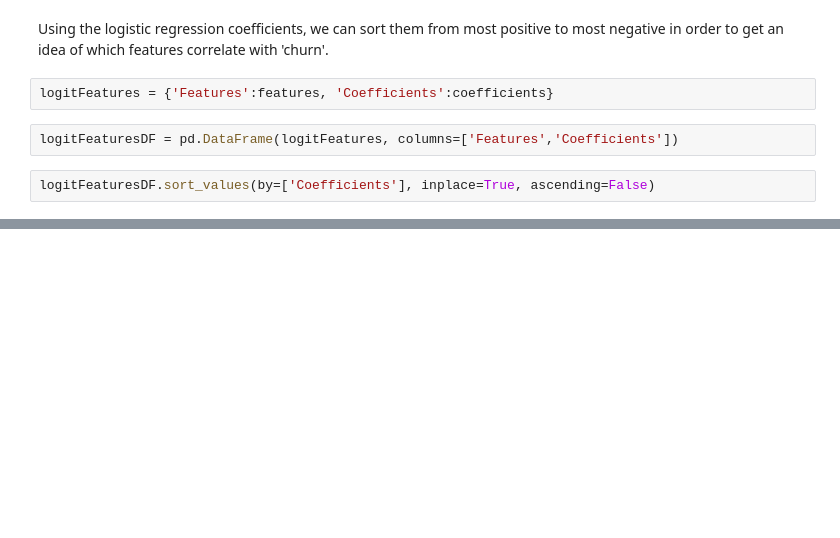
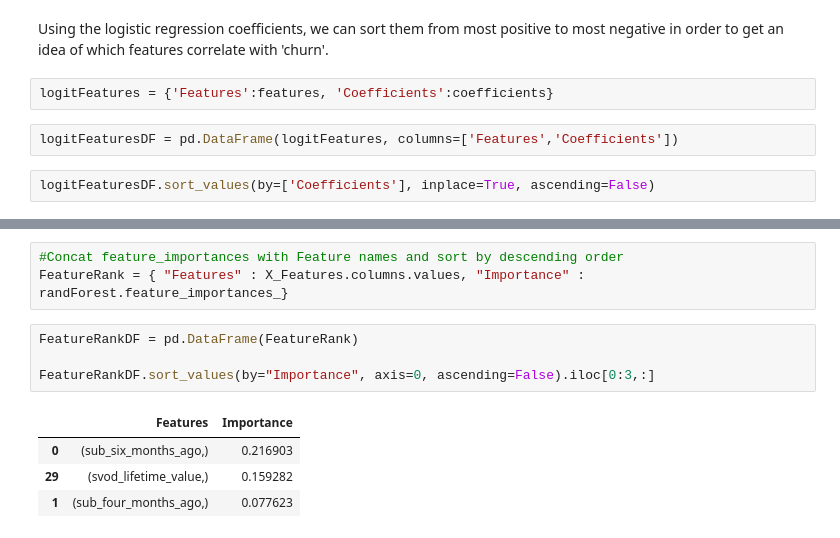
Before and after one commit to danielkychen/customerChurn, a Jupyter notebook: Customer Churn Prediction.ipynb, the cells around one changed output, grey strips where cells are left out. Drawn from its saved outputs; the diff is of its cells as text; blank space fills up the shorter version.

```diff
--- a/Customer Churn Prediction.ipynb
+++ b/Customer Churn Prediction.ipynb
@@ -462,0 +515,12 @@ logitFeaturesDF
+# %%
+#Concat feature_importances with Feature names and sort by descending order
+FeatureRank = { "Features" : X_Features.columns.values, "Importance" : randForest.feature_importances_}
+# %%
+FeatureRankDF = pd.DataFrame(FeatureRank)
+
+FeatureRankDF.sort_values(by="Importance", axis=0, ascending=False).iloc[0:3,:]
+# %% [output]
+|  | Features | Importance |
+| 0 | (sub_six_months_ago,) | 0.216903 |
+| 29 | (svod_lifetime_value,) | 0.159282 |
+| 1 | (sub_four_months_ago,) | 0.077623 |
```
Also changed, not shown: parts of 23 cells of this notebook.
